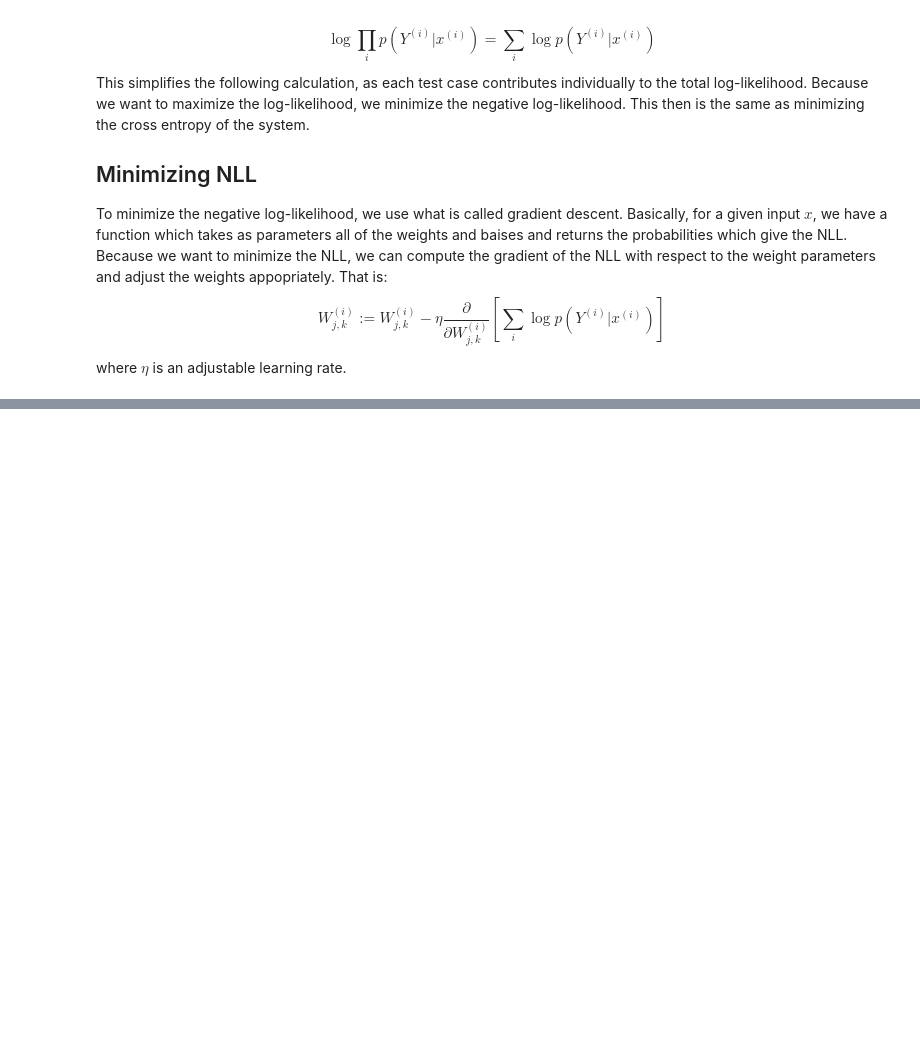
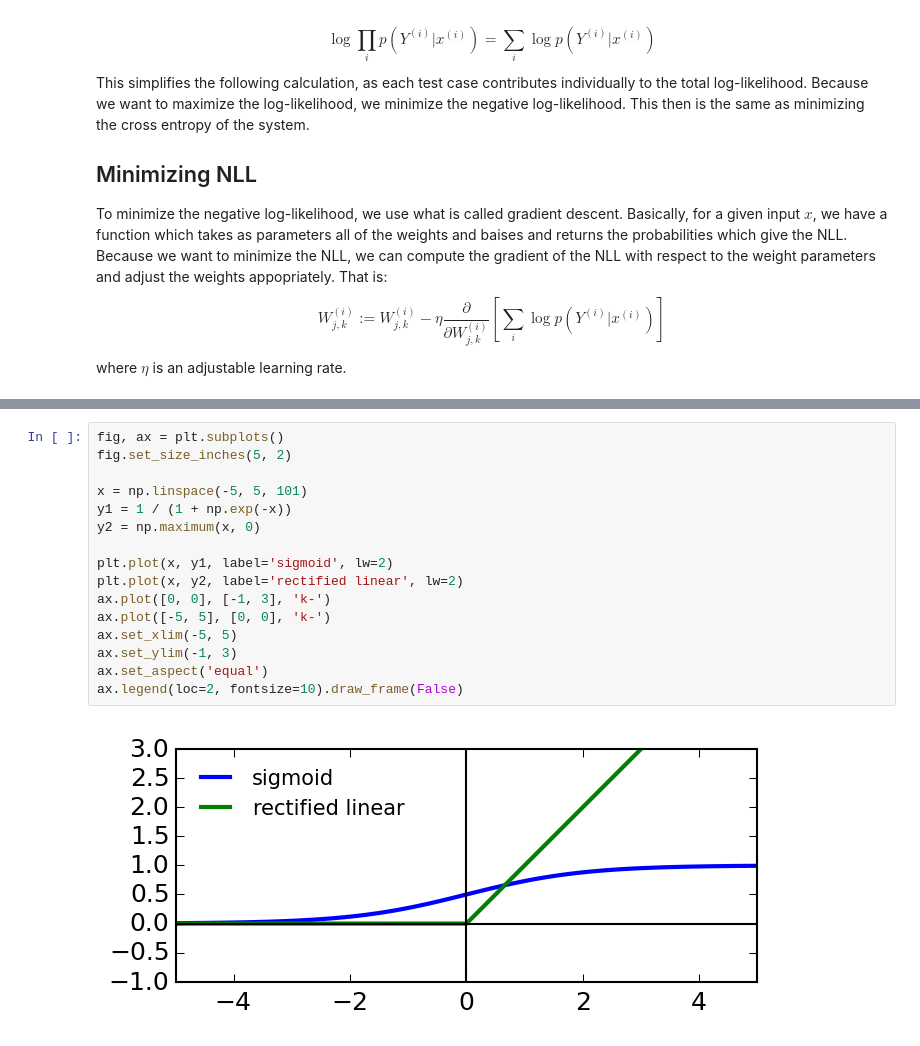
Before and after one commit to flacjacket/mars-lander, a Jupyter notebook: nb/nn-nb.ipynb, the cells around one changed output, grey strips where cells are left out. Cells and saved outputs as stored; diff of their text form; blank space fills up the shorter version.

```diff
--- a/nb/nn-nb.ipynb
+++ b/nb/nn-nb.ipynb
@@ -400,0 +412,18 @@ where $\eta$ is an adjustable learning rate.
+# %%
+fig, ax = plt.subplots()
+fig.set_size_inches(5, 2)
+
+x = np.linspace(-5, 5, 101)
+y1 = 1 / (1 + np.exp(-x))
+y2 = np.maximum(x, 0)
+
+plt.plot(x, y1, label='sigmoid', lw=2)
+plt.plot(x, y2, label='rectified linear', lw=2)
+ax.plot([0, 0], [-1, 3], 'k-')
+ax.plot([-5, 5], [0, 0], 'k-')
+ax.set_xlim(-5, 5)
+ax.set_ylim(-1, 3)
+ax.set_aspect('equal')
+ax.legend(loc=2, fontsize=10).draw_frame(False)
+# %% [output]
+[figure, added]
```
Also changed, not shown: parts of 13 cells of this notebook.
